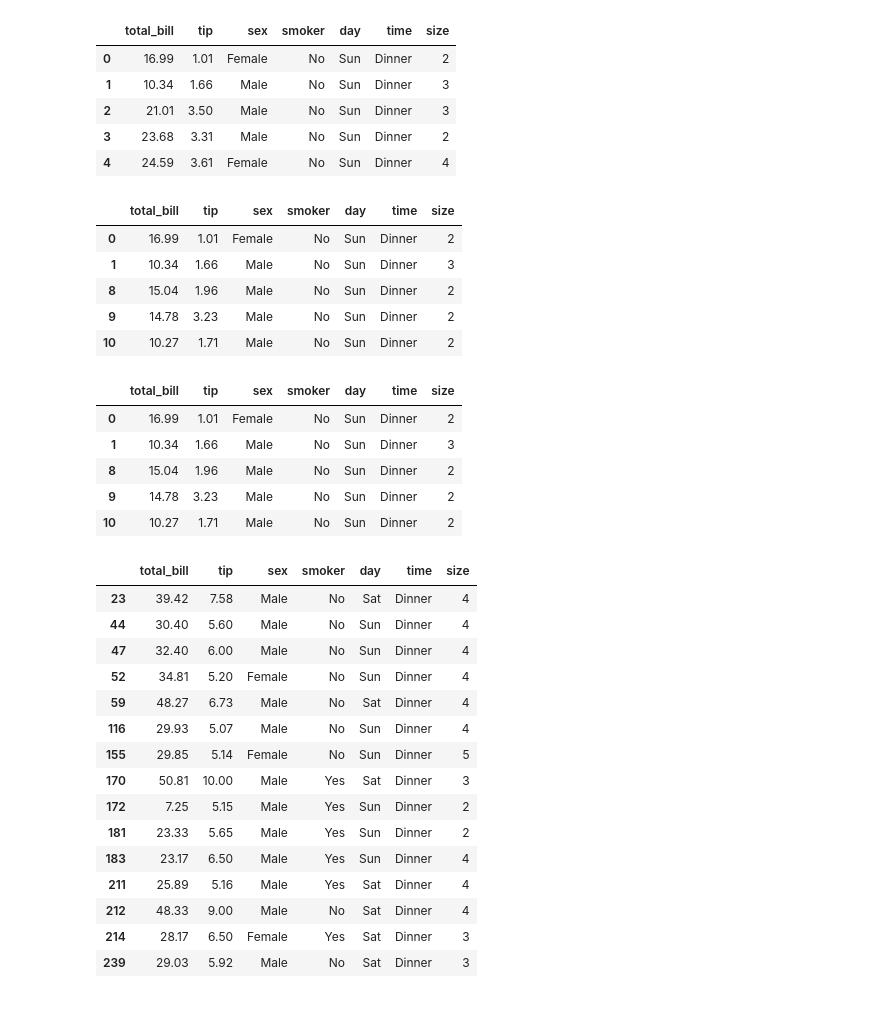
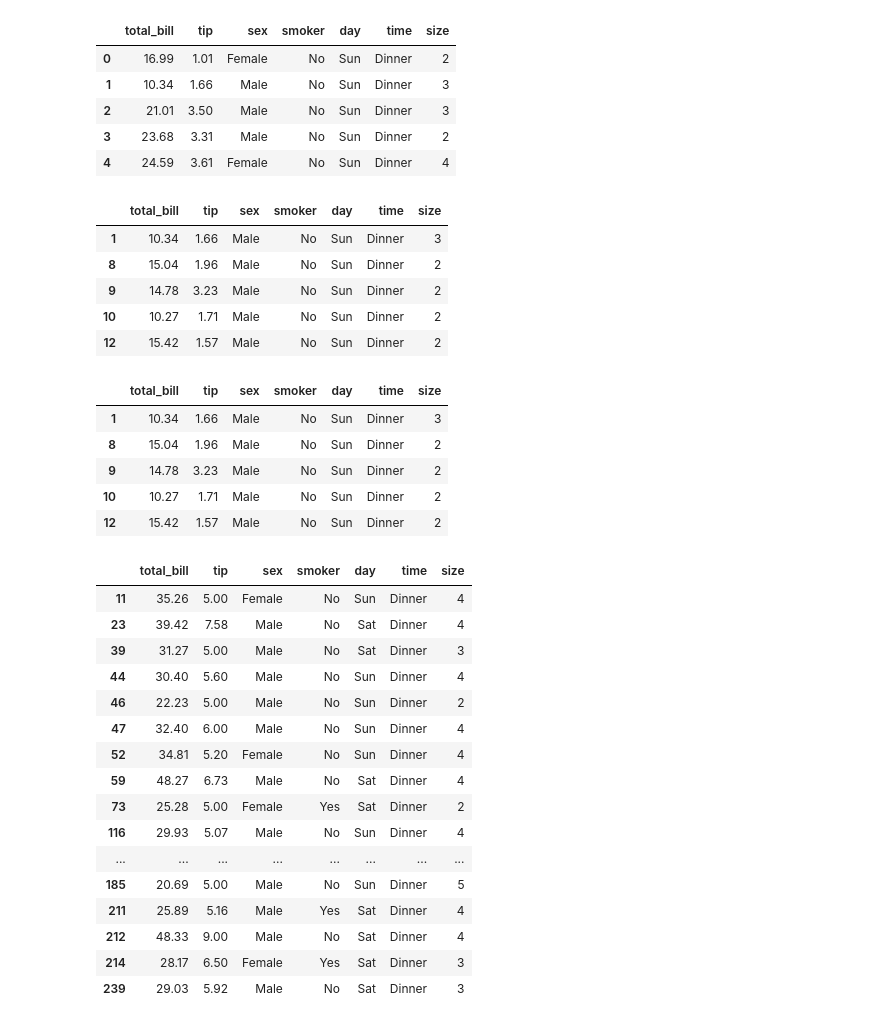
Before and after one commit to pstorozenko/ONPW2018-SI-adv, a Jupyter notebook: d3/funkcje/tips.ipynb, the cells around one changed output. Cells and saved outputs as stored; diff of their text form; code cells hidden in the pictures.

```diff
--- a/d3/funkcje/tips.ipynb
+++ b/d3/funkcje/tips.ipynb
@@ -15,40 +15,41 @@ tips.head()
 | 4 | 24.59 | 3.61 | Female | No | Sun | Dinner | 4 |
 # %%
 # 1
-tips[tips.total_bill.between(10, 20)].head()
+tips[(tips.total_bill.between(10, 20)) & (tips.sex == 'Male')].head()
 # %% [output]
 |  | total_bill | tip | sex | smoker | day | time | size |
-| 0 | 16.99 | 1.01 | Female | No | Sun | Dinner | 2 |
 | 1 | 10.34 | 1.66 | Male | No | Sun | Dinner | 3 |
 | 8 | 15.04 | 1.96 | Male | No | Sun | Dinner | 2 |
 | 9 | 14.78 | 3.23 | Male | No | Sun | Dinner | 2 |
 | 10 | 10.27 | 1.71 | Male | No | Sun | Dinner | 2 |
+| 12 | 15.42 | 1.57 | Male | No | Sun | Dinner | 2 |
 # %%
 # 1b
-tips.query('10 <= total_bill <= 20').head()
+tips.query('10 <= total_bill <= 20 and sex == "Male"').head()
 # %% [output]
 |  | total_bill | tip | sex | smoker | day | time | size |
-| 0 | 16.99 | 1.01 | Female | No | Sun | Dinner | 2 |
 | 1 | 10.34 | 1.66 | Male | No | Sun | Dinner | 3 |
 | 8 | 15.04 | 1.96 | Male | No | Sun | Dinner | 2 |
 | 9 | 14.78 | 3.23 | Male | No | Sun | Dinner | 2 |
 | 10 | 10.27 | 1.71 | Male | No | Sun | Dinner | 2 |
+| 12 | 15.42 | 1.57 | Male | No | Sun | Dinner | 2 |
 # %%
 # 2
-tips.query('tip > 5 and day in ["Sun", "Sat"]')
+tips.query('tip >= 5 and day in ["Sun", "Sat"]')
 # %% [output]
 |  | total_bill | tip | sex | smoker | day | time | size |
+| 11 | 35.26 | 5.00 | Female | No | Sun | Dinner | 4 |
 | 23 | 39.42 | 7.58 | Male | No | Sat | Dinner | 4 |
+| 39 | 31.27 | 5.00 | Male | No | Sat | Dinner | 3 |
 | 44 | 30.40 | 5.60 | Male | No | Sun | Dinner | 4 |
+| 46 | 22.23 | 5.00 | Male | No | Sun | Dinner | 2 |
 | 47 | 32.40 | 6.00 | Male | No | Sun | Dinner | 4 |
 | 52 | 34.81 | 5.20 | Female | No | Sun | Dinner | 4 |
 | 59 | 48.27 | 6.73 | Male | No | Sat | Dinner | 4 |
+| 73 | 25.28 | 5.00 | Female | Yes | Sat | Dinner | 2 |
 | 116 | 29.93 | 5.07 | Male | No | Sun | Dinner | 4 |
-| 155 | 29.85 | 5.14 | Female | No | Sun | Dinner | 5 |
-| 170 | 50.81 | 10.00 | Male | Yes | Sat | Dinner | 3 |
-| 172 | 7.25 | 5.15 | Male | Yes | Sun | Dinner | 2 |
-| 181 | 23.33 | 5.65 | Male | Yes | Sun | Dinner | 2 |
-| 183 | 23.17 | 6.50 | Male | Yes | Sun | Dinner | 4 |
+| ... | ... | ... | ... | ... | ... | ... | ... |
+| 185 | 20.69 | 5.00 | Male | No | Sun | Dinner | 5 |
 | 211 | 25.89 | 5.16 | Male | Yes | Sat | Dinner | 4 |
 | 212 | 48.33 | 9.00 | Male | No | Sat | Dinner | 4 |
 | 214 | 28.17 | 6.50 | Female | Yes | Sat | Dinner | 3 |
```
Also changed, not shown: 7 other files.
